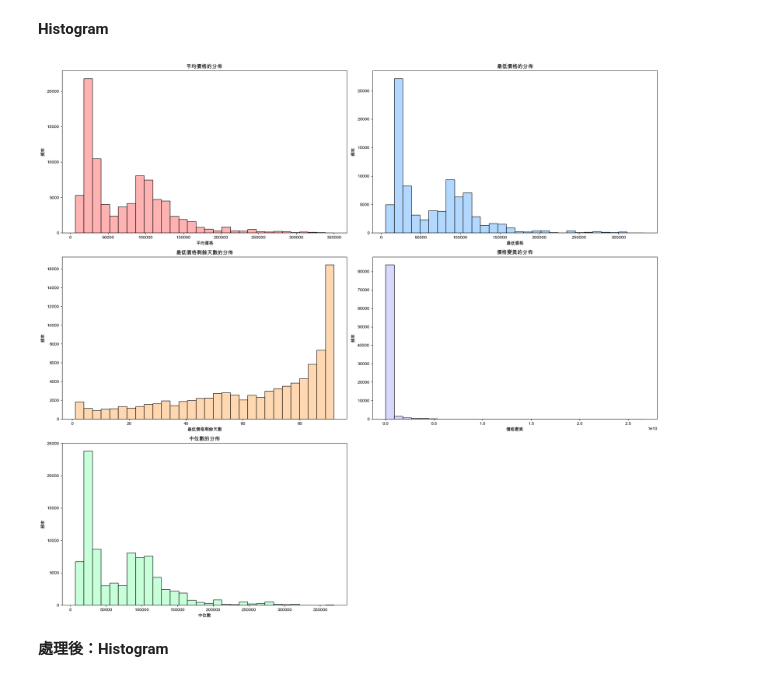
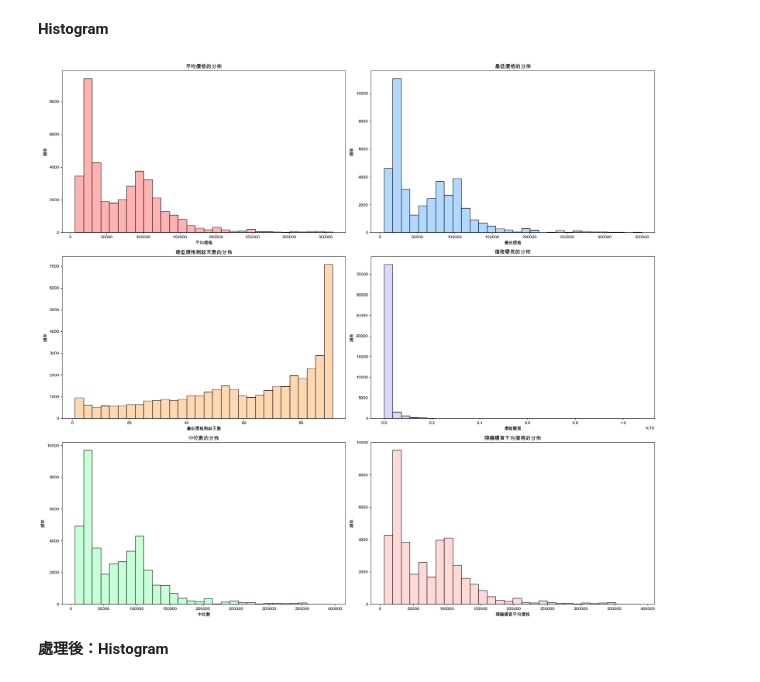
Before and after one commit to ching1223/flight, a Jupyter notebook: descriptive＿stat/his_long.ipynb, the cells around one changed output. Drawn from its saved outputs; the diff is of its cells as text; code cells hidden in the pictures.

```diff
--- a/descriptive＿stat/his_long.ipynb
+++ b/descriptive＿stat/his_long.ipynb
@@ -11,13 +11,13 @@ import numpy as np
 data = pd.read_csv('/Users/yuchingchen/Documents/專題/cleaned_data/long_flight_final.csv', low_memory=False)
 
 # 移除包含 NaN 的數據
-plot_data = data.dropna(subset=["平均價格_log", "最低價格_log", "最低價格天數", "價格變異_log", "中位數價格_log"])
+plot_data = data.dropna(subset=["平均價格_log", "最低價格_log", "最低價格天數", "價格變異_log", "中位數價格_log", "隨機購買平均價格"])
 
 min_value = plot_data['最低價格'].min()
 print("最低價格的最小值為：", min_value)
 
 # 最低價格小於 10000 的數量
-rows_with_min_value = plot_data[plot_data['最低價格'] < 10000]
+rows_with_min_value = plot_data[plot_data['最低價格'] < 5000]
 
 print(rows_with_min_value)
 print("最低價格的最小值的數量為：", len(rows_with_min_value))
@@ -62,36 +52,39 @@ axes[0, 0].set_ylabel('頻率')
 
 # 第二個子圖：最低價格的直方圖
 sns.histplot(plot_data['最低價格'], bins=bins, kde=False, color='#99CCFF', ax=axes[0, 1])
 axes[0, 1].set_title('最低價格的分佈')
 axes[0, 1].set_xlabel('最低價格')
 axes[0, 1].set_ylabel('頻率')
 
 # 第三個子圖：最低價格剩餘天數的直方圖
 sns.histplot(plot_data['最低價格剩餘天數'], bins=bins, kde=False, color='#FFCC99', ax=axes[1, 0])
 axes[1, 0].set_title('最低價格剩餘天數的分佈')
 axes[1, 0].set_xlabel('最低價格剩餘天數')
 axes[1, 0].set_ylabel('頻率')
 
 # 第四個子圖：價格變異的直方圖
 sns.histplot(plot_data['價格變異'], bins=bins, kde=False, color='#CCCCFF', ax=axes[1, 1])
 axes[1, 1].set_title('價格變異的分佈')
 axes[1, 1].set_xlabel('價格變異')
 axes[1, 1].set_ylabel('頻率')
 
 # 第五個子圖：中位數的直方圖
 sns.histplot(plot_data['中位數價格'], bins=bins, kde=False, color='#B3FFCC', ax=axes[2, 0])
 axes[2, 0].set_title('中位數的分佈')
 axes[2, 0].set_xlabel('中位數')
 axes[2, 0].set_ylabel('頻率')
 
-# 隱藏第六個子圖（無數據）
-axes[2, 1].axis('off')
+# 第六個子圖：隨機購買平均價格的直方圖
+sns.histplot(plot_data['隨機購買平均價格'], bins=bins, kde=False, color='#FFCCCC', ax=axes[2, 1])
+axes[2, 1].set_title('隨機購買平均價格的分佈')
+axes[2, 1].set_xlabel('隨機購買平均價格')
+axes[2, 1].set_ylabel('頻率')
 
 # 調整佈局
 plt.tight_layout()
 plt.show()
 # %% [output]
-[figure, old version]
+[figure, new version]
 # %% [markdown]
 **處理後：Histogram**
 # %%
```
Also changed, not shown: parts of 3 cells of this notebook, 17 other files.
